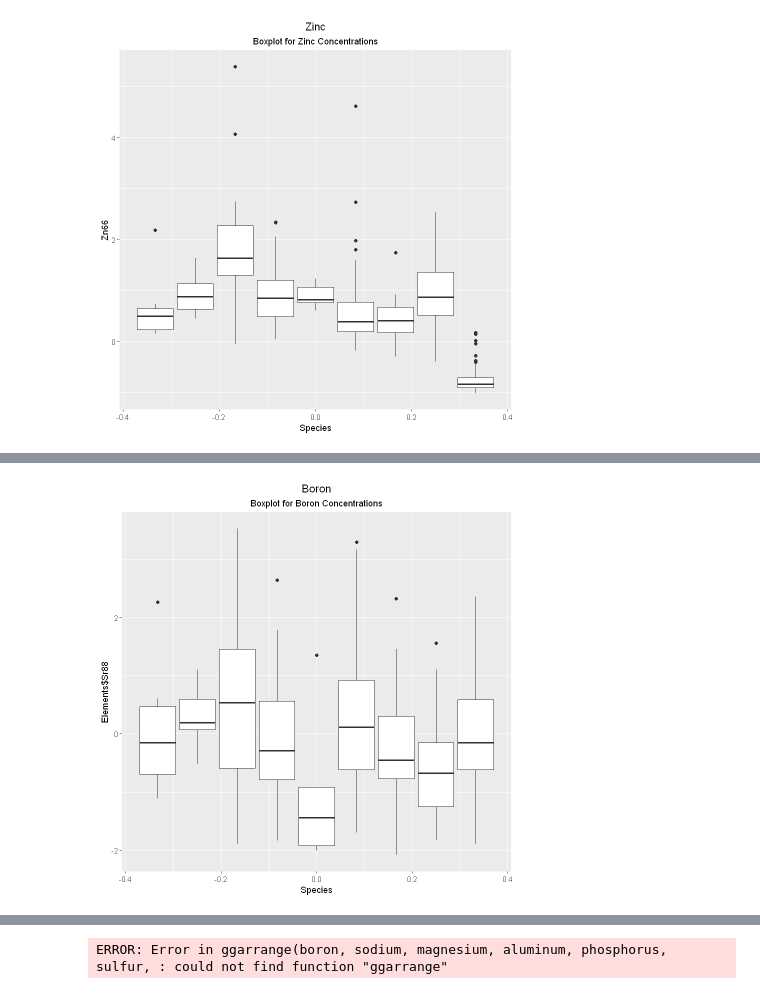
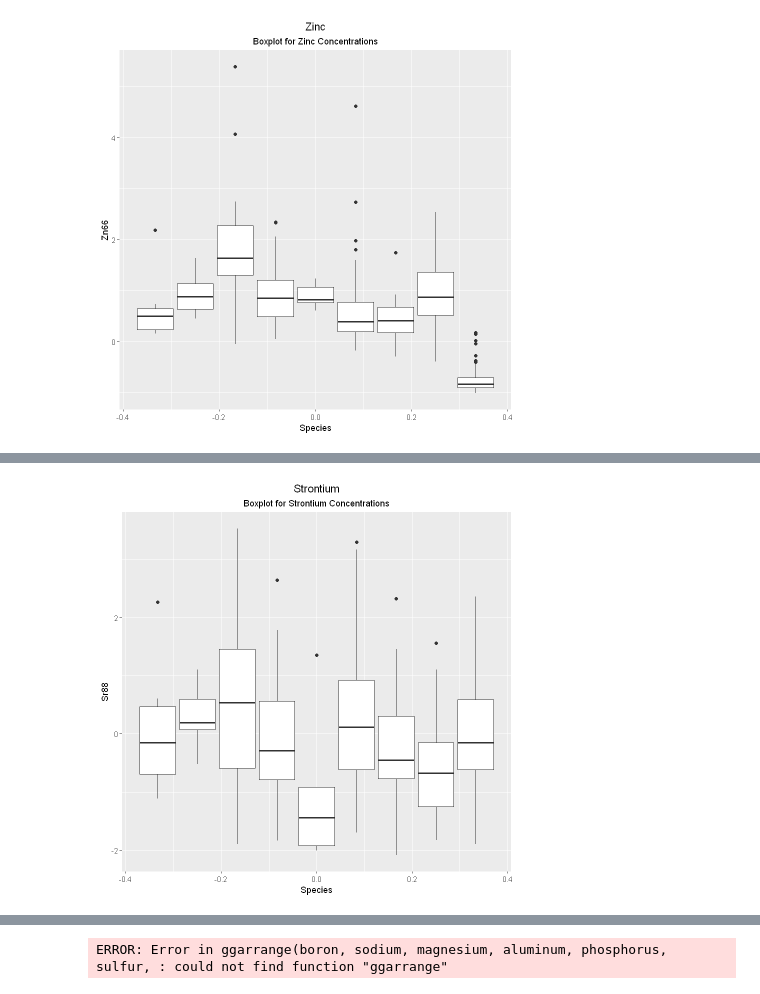
Before and after one commit to Kovacs-Lab/Aim-3, a Jupyter notebook: Ionomics/Boxplots.ipynb, the cells around one changed output, grey strips where cells are left out. Cells and saved outputs as stored; diff of their text form; code cells hidden in the pictures.

```diff
--- a/Ionomics/Boxplots.ipynb
+++ b/Ionomics/Boxplots.ipynb
@@ -290,11 +282,11 @@ Warning message:
 # %%
-#strontium <- boxplot(Elements$Sr88~Elements$Spec_int) # Boxplots of strontium concentraions
-#boxplot(Elements$Sr88~Elements$Spec_int) #strontium
-strontium <- ggplot(Elements, aes(group=Elements$Spec_int, y=Elements$Sr88)) +
+#strontium <- boxplot(Sr88~Spec_int) # Boxplots of strontium concentraions
+#boxplot(Sr88~Spec_int) #strontium
+strontium <- ggplot(Elements, aes(group=Spec_int, y=Sr88)) +
   geom_boxplot() +
   labs(
-    title = "Boron",
-    subtitle = "Boxplot for Boron Concentrations",
+    title = "Strontium",
+    subtitle = "Boxplot for Strontium Concentrations",
     x = "Species"
     )
 strontium
@@ -306,2 +294,2 @@ Warning message:
-[figure, old version]
+[figure, new version]
 # %%
```
Also changed, not shown: parts of 5 cells of this notebook.
